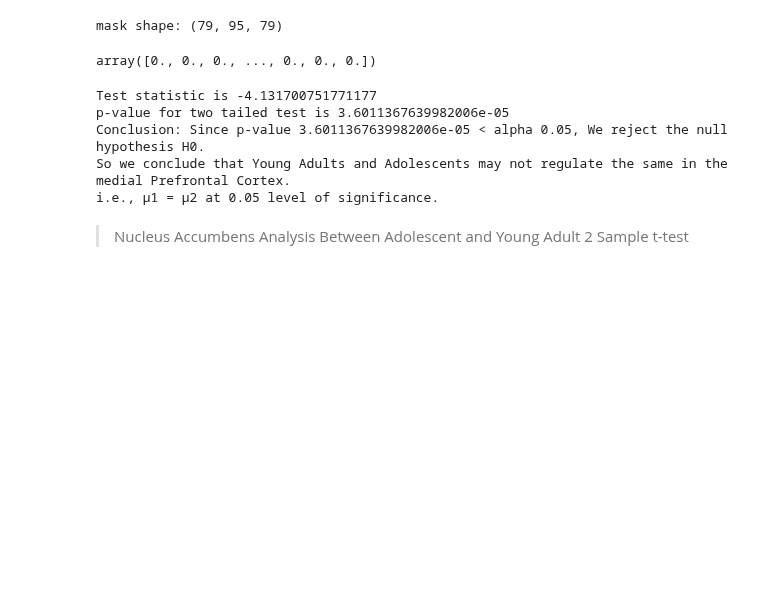
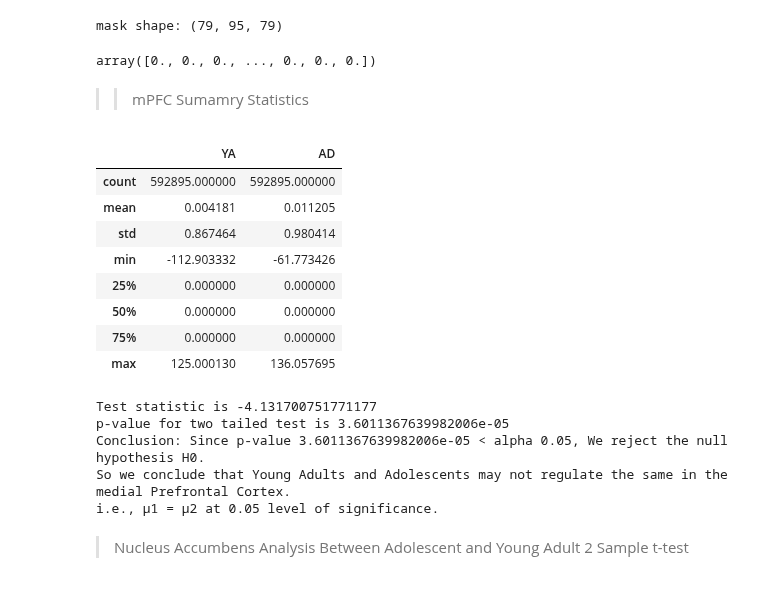
Before and after one commit to staceybeck/teambrainiac, a Jupyter notebook: source/group_svm/Statistical_tests_Group.ipynb, the cells around one changed output. Saved outputs shown, nothing was run; the diff lists cells and outputs as text; code cells hidden in the pictures; blank space fills up the shorter version.

```diff
--- a/source/group_svm/Statistical_tests_Group.ipynb
+++ b/source/group_svm/Statistical_tests_Group.ipynb
@@ -176,6 +196,22 @@ bmap2_3ad
 # %% [output]
 mask shape: (79, 95, 79)
 array([0., 0., 0., ..., 0., 0., 0.])
+# %% [markdown]
+>> mPFC Sumamry Statistics
+# %%
+dictionary_values = {'YA': bmap2_3ya, 'AD':bmap2_3ad}
+summary_df = pd.DataFrame(dictionary_values)
+summary_df.describe()
+# %% [output]
+|  | YA | AD |
+| count | 592895.000000 | 592895.000000 |
+| mean | 0.004181 | 0.011205 |
+| std | 0.867464 | 0.980414 |
+| min | -112.903332 | -61.773426 |
+| 25% | 0.000000 | 0.000000 |
+| 50% | 0.000000 | 0.000000 |
+| 75% | 0.000000 | 0.000000 |
+| max | 125.000130 | 136.057695 |
 # %%
 t_value, p_value = stats.ttest_ind(bmap2_3ya, bmap2_3ad)
 
```
Also changed, not shown: parts of 11 cells of this notebook.
